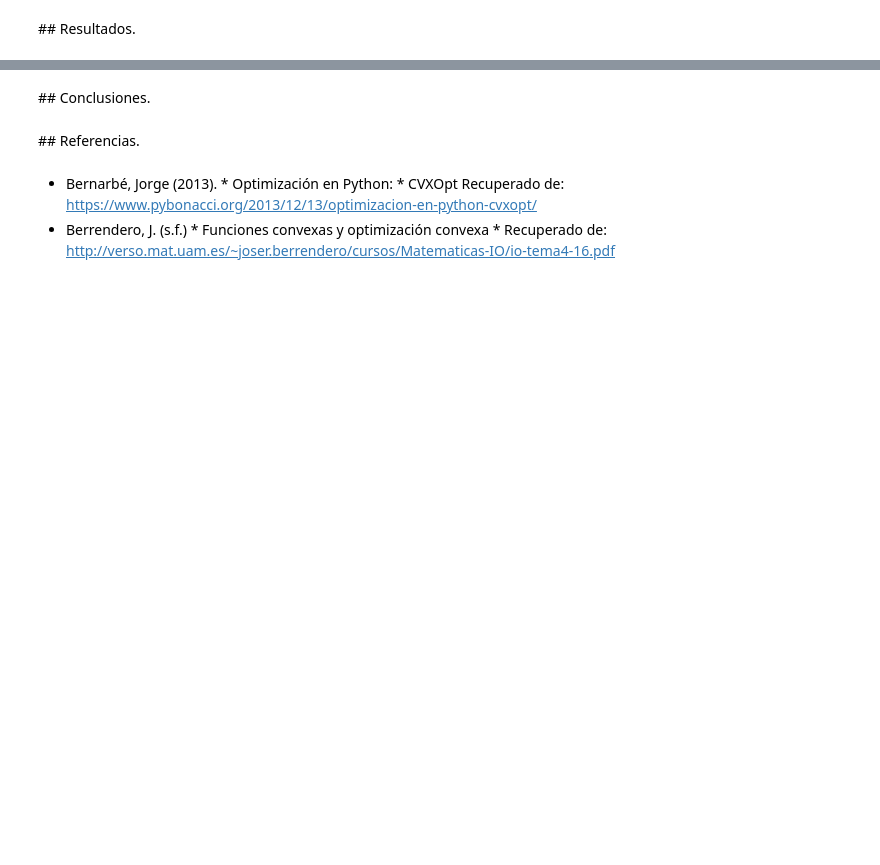
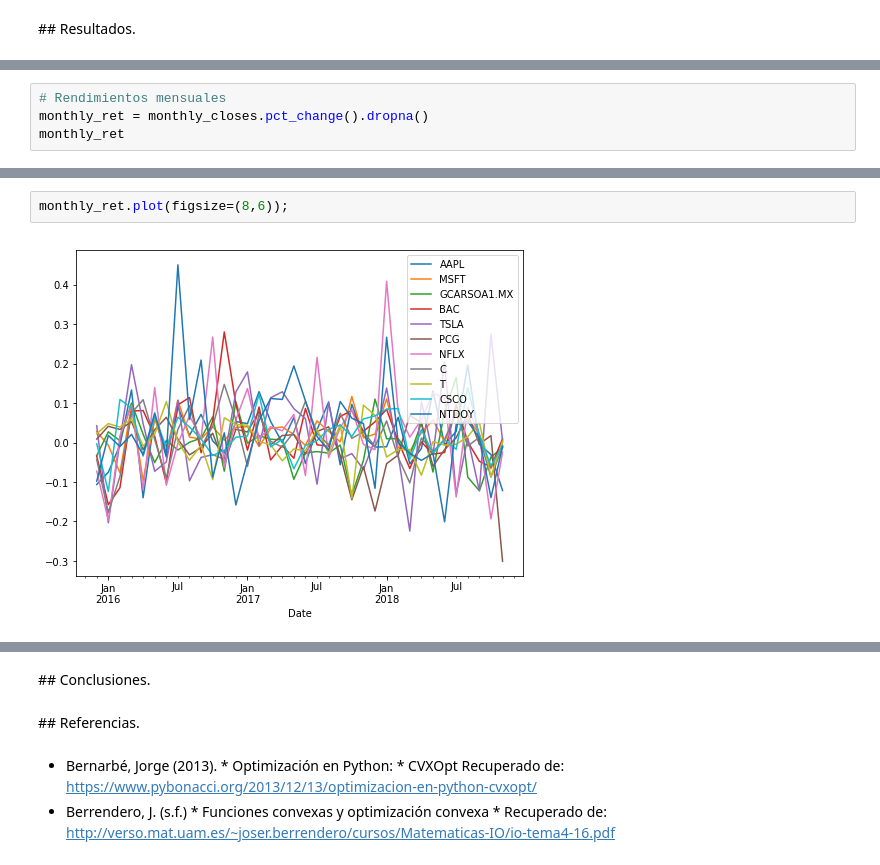
Before and after one commit to oscaralfonso17/proyecto_portafolios, a Jupyter notebook: ProyectoFinal_EnriquezF_RamirezJ_FloresO.ipynb, the cells around one changed output, grey strips where cells are left out. Cells and saved outputs as stored; diff of their text form; blank space fills up the shorter version.

```diff
--- a/ProyectoFinal_EnriquezF_RamirezJ_FloresO.ipynb
+++ b/ProyectoFinal_EnriquezF_RamirezJ_FloresO.ipynb
@@ -218,0 +198,4 @@ corr.round(4)
+# %%
+# Rendimientos mensuales
+monthly_ret = monthly_closes.pct_change().dropna()
+monthly_ret
@@ -218,0 +221,4 @@ corr.round(4)
+# %%
+monthly_ret.plot(figsize=(8,6));
+# %% [output]
+[figure, added]
```
Also changed, not shown: parts of 41 cells of this notebook.
